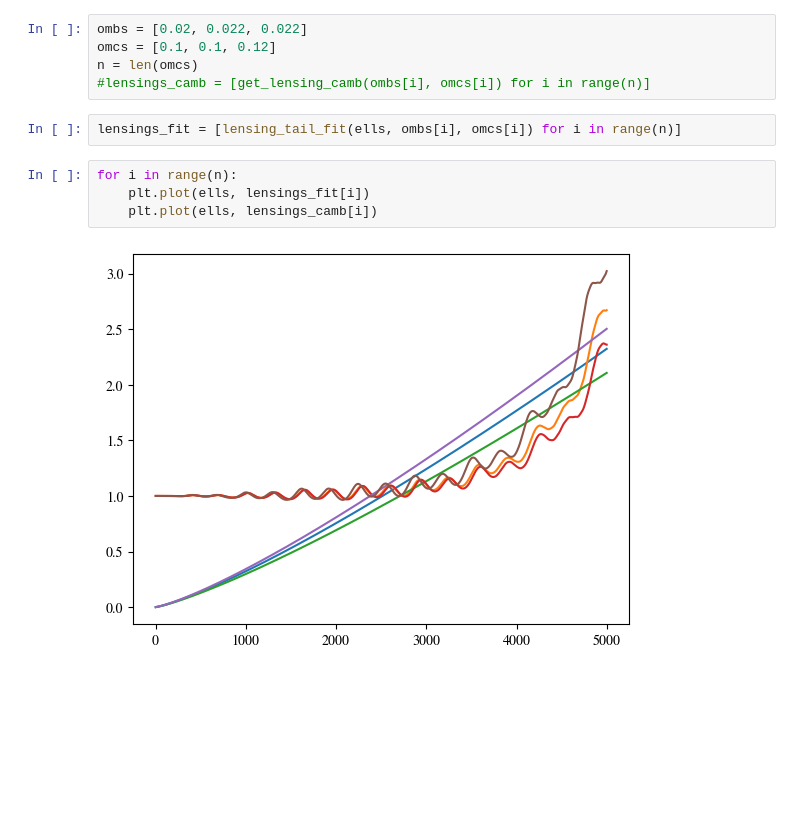
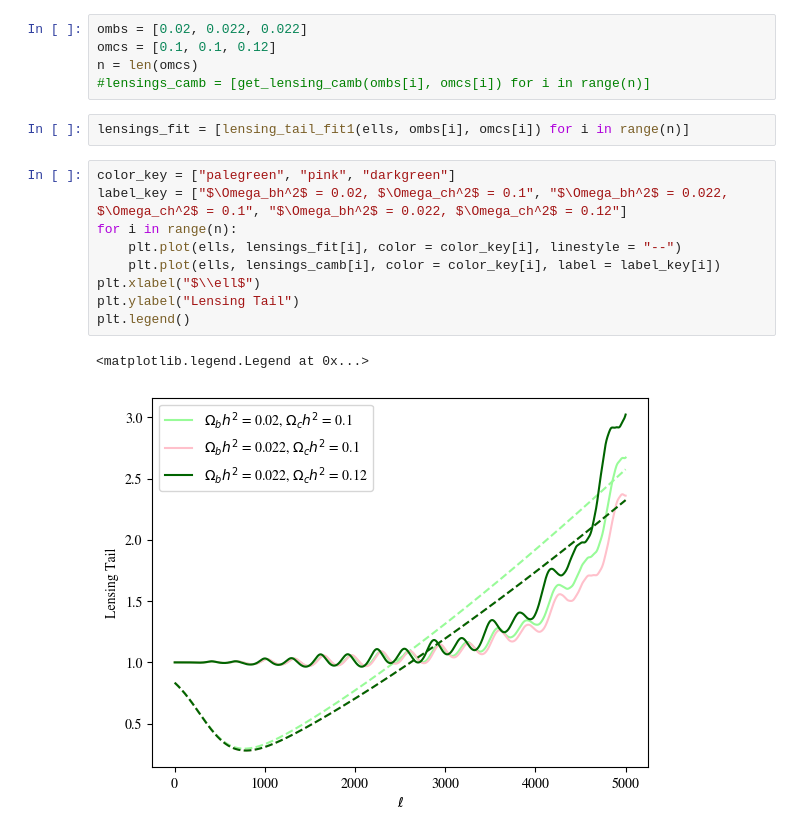
Before and after one commit to flapbat/cmb_lensing_tail, a Jupyter notebook: fit_analysis.ipynb, the cells around one changed output. Drawn from its saved outputs; the diff is of its cells as text; blank space fills up the shorter version.

```diff
--- a/fit_analysis.ipynb
+++ b/fit_analysis.ipynb
@@ -142,10 +178,16 @@ omcs = [0.1, 0.1, 0.12]
 n = len(omcs)
 #lensings_camb = [get_lensing_camb(ombs[i], omcs[i]) for i in range(n)]
 # %%
-lensings_fit = [lensing_tail_fit(ells, ombs[i], omcs[i]) for i in range(n)]
+lensings_fit = [lensing_tail_fit1(ells, ombs[i], omcs[i]) for i in range(n)]
-# %%
-for i in range(n):
-    plt.plot(ells, lensings_fit[i])
-    plt.plot(ells, lensings_camb[i])
-# %% [output]
-[figure, removed]
+# %%
+color_key = ["palegreen", "pink", "darkgreen"]
+label_key = ["$\Omega_bh^2$ = 0.02, $\Omega_ch^2$ = 0.1", "$\Omega_bh^2$ = 0.022, $\Omega_ch^2$ = 0.1", "$\Omega_bh^2$ = 0.022, $\Omega_ch^2$ = 0.12"]
+for i in range(n):
+    plt.plot(ells, lensings_fit[i], color = color_key[i], linestyle = "--")
+    plt.plot(ells, lensings_camb[i], color = color_key[i], label = label_key[i])
+plt.xlabel("$\\ell$")
+plt.ylabel("Lensing Tail")
+plt.legend()
+# %% [output]
+<matplotlib.legend.Legend at 0x...>
+[figure, added]
```
Also changed, not shown: parts of 10 cells of this notebook, 8 other files.
